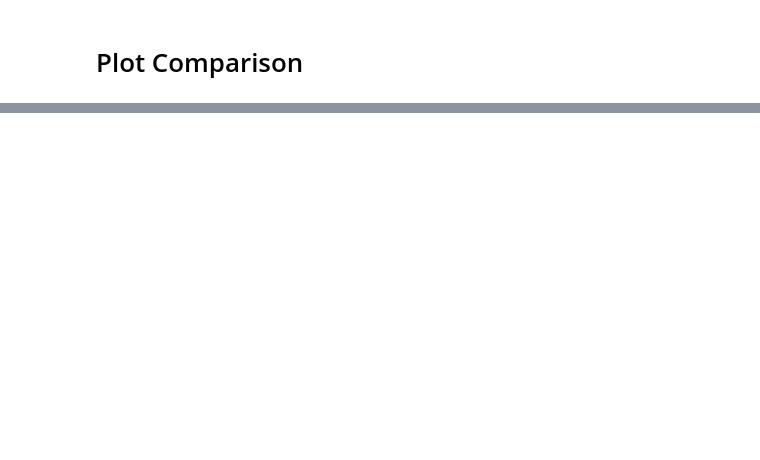
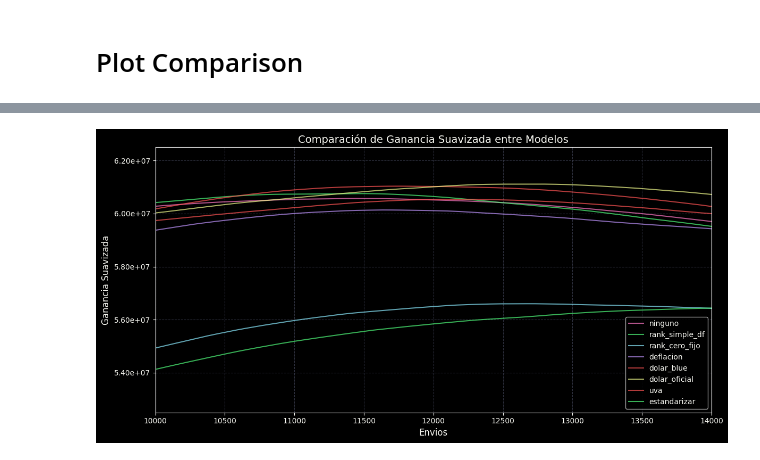
Before and after one commit to luviolap/dm2024c, a Jupyter notebook: src/workflows-analysis/workflows_analysis.ipynb, the cells around one changed output, grey strips where cells are left out. Saved outputs shown, nothing was run; the diff lists cells and outputs as text; code cells hidden in the pictures; blank space fills up the shorter version.

```diff
--- a/src/workflows-analysis/workflows_analysis.ipynb
+++ b/src/workflows-analysis/workflows_analysis.ipynb
@@ -894,0 +924,4 @@ plot_gan_suavizada_comparison(dataframes)
+# %%
+plot_gan_suavizada_comparison(dataframes, envios_range=(10000, 14000), y_range=(5.25e7, 6.25e7))
+# %% [output]
+[figure, added]
```
Also changed, not shown: parts of 16 cells of this notebook.
